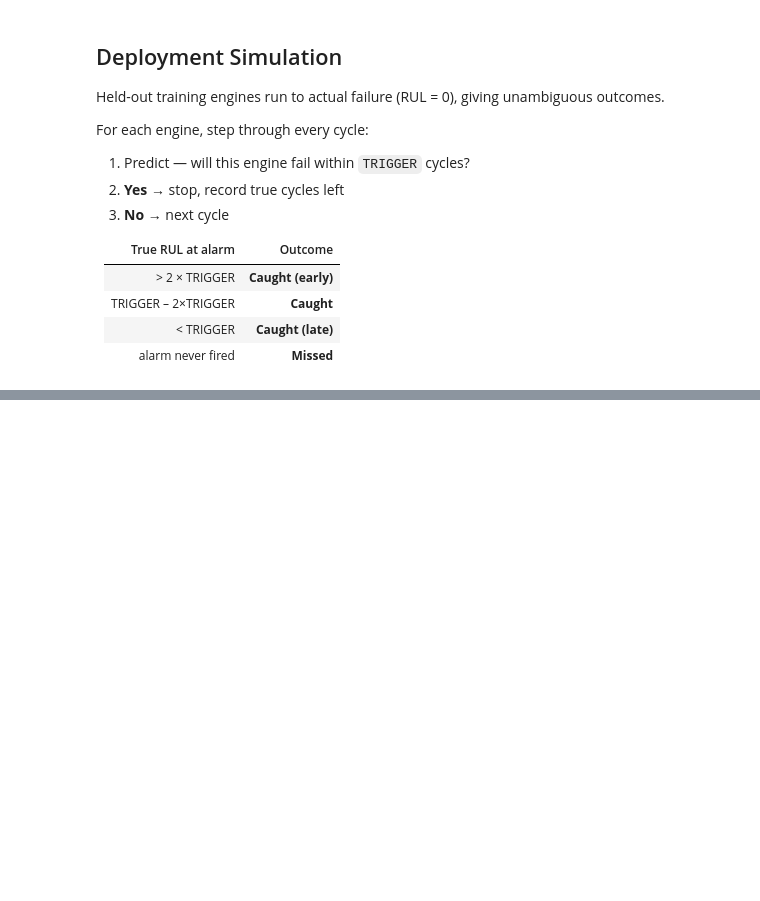
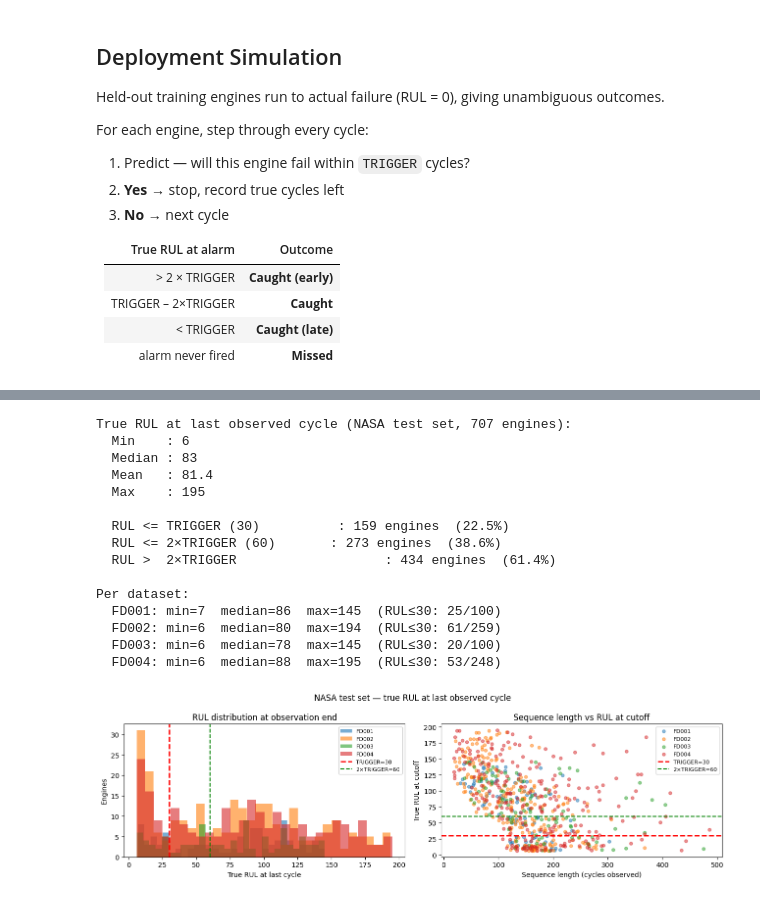
Before and after one commit to eklikeroomys-oss/jet_engine_rul, a Jupyter notebook: train/xgboost_with_conditions.ipynb, the cells around one changed output, grey strips where cells are left out. Saved outputs shown, nothing was run; the diff lists cells and outputs as text; code cells hidden in the pictures; blank space fills up the shorter version.

```diff
--- a/train/xgboost_with_conditions.ipynb
+++ b/train/xgboost_with_conditions.ipynb
@@ -604,0 +889,65 @@ Deployment simulation — 142 held-out engines  (TRIGGER=30)
+# %%
+# How far from failure are the NASA test engines when their sequence ends?
+rul_vals = last_cycles['true_rul'].values
+
+print(f'True RUL at last observed cycle (NASA test set, {len(rul_vals)} engines):')
+print(f'  Min    : {rul_vals.min():.0f}')
+print(f'  Median : {np.median(rul_vals):.0f}')
+print(f'  Mean   : {rul_vals.mean():.1f}')
+print(f'  Max    : {rul_vals.max():.0f}')
+print()
+print(f'  RUL <= TRIGGER ({TRIGGER})          : {(rul_vals <= TRIGGER).sum()} engines  ({(rul_vals <= TRIGGER).mean():.1%})')
+print(f'  RUL <= 2×TRIGGER ({2*TRIGGER})       : {(rul_vals <= 2*TRIGGER).sum()} engines  ({(rul_vals <= 2*TRIGGER).mean():.1%})')
+print(f'  RUL >  2×TRIGGER                   : {(rul_vals > 2*TRIGGER).sum()} engines  ({(rul_vals > 2*TRIGGER).mean():.1%})')
+print()
+print('Per dataset:')
+for ds in ['FD001', 'FD002', 'FD003', 'FD004']:
+    v = last_cycles.loc[last_cycles['dataset'] == ds, 'true_rul'].values
+    print(f'  {ds}: min={v.min():.0f}  median={np.median(v):.0f}  max={v.max():.0f}  '
+          f'(RUL≤{TRIGGER}: {(v<=TRIGGER).sum()}/{len(v)})')
+
+fig, axes = plt.subplots(1, 2, figsize=(13, 4))
+fig.suptitle('NASA test set — true RUL at last observed cycle', fontsize=12)
+
+ds_colors = {'FD001': '#1f77b4', 'FD002': '#ff7f0e', 'FD003': '#2ca02c', 'FD004': '#d62728'}
+for ds in ['FD001', 'FD002', 'FD003', 'FD004']:
+    v = last_cycles.loc[last_cycles['dataset'] == ds, 'true_rul'].values
+    axes[0].hist(v, bins=30, alpha=0.6, color=ds_colors[ds], edgecolor='none', label=ds)
+axes[0].axvline(TRIGGER,       color='red',   ls='--', lw=2,   label=f'TRIGGER={TRIGGER}')
+axes[0].axvline(2 * TRIGGER,   color='green', ls='--', lw=1.5, label=f'2×TRIGGER={2*TRIGGER}')
+axes[0].set(xlabel='True RUL at last cycle', ylabel='Engines', title='RUL distribution at observation end')
+axes[0].legend(fontsize=8)
+
+# Sequence length vs true RUL at cutoff
+seq_len = nasa_raw.groupby('Unit Number')['Time (Cycles)'].max().reset_index()
+seq_len.columns = ['Unit Number', 'seq_len']
+lc_plot = last_cycles.merge(seq_len, on='Unit Number')
+for ds in ['FD001', 'FD002', 'FD003', 'FD004']:
+    m = lc_plot['dataset'] == ds
+    axes[1].scatter(lc_plot.loc[m, 'seq_len'], lc_plot.loc[m, 'true_rul'],
+                    alpha=0.5, s=20, color=ds_colors[ds], label=ds)
+axes[1].axhline(TRIGGER,     color='red',   ls='--', lw=2,   label=f'TRIGGER={TRIGGER}')
+axes[1].axhline(2 * TRIGGER, color='green', ls='--', lw=1.5, label=f'2×TRIGGER={2*TRIGGER}')
+axes[1].set(xlabel='Sequence length (cycles observed)', ylabel='True RUL at cutoff',
+            title='Sequence length vs RUL at cutoff')
+axes[1].legend(fontsize=8)
+
+plt.tight_layout()
+plt.show()
+# %% [output]
+True RUL at last observed cycle (NASA test set, 707 engines):
+  Min    : 6
+  Median : 83
+  Mean   : 81.4
+  Max    : 195
+
+  RUL <= TRIGGER (30)          : 159 engines  (22.5%)
+  RUL <= 2×TRIGGER (60)       : 273 engines  (38.6%)
+  RUL >  2×TRIGGER                   : 434 engines  (61.4%)
+
+Per dataset:
+  FD001: min=7  median=86  max=145  (RUL≤30: 25/100)
+  FD002: min=6  median=80  max=194  (RUL≤30: 61/259)
+  FD003: min=6  median=78  max=145  (RUL≤30: 20/100)
+  FD004: min=6  median=88  max=195  (RUL≤30: 53/248)
+[figure, added]
```
Also changed, not shown: parts of 14 cells of this notebook.
